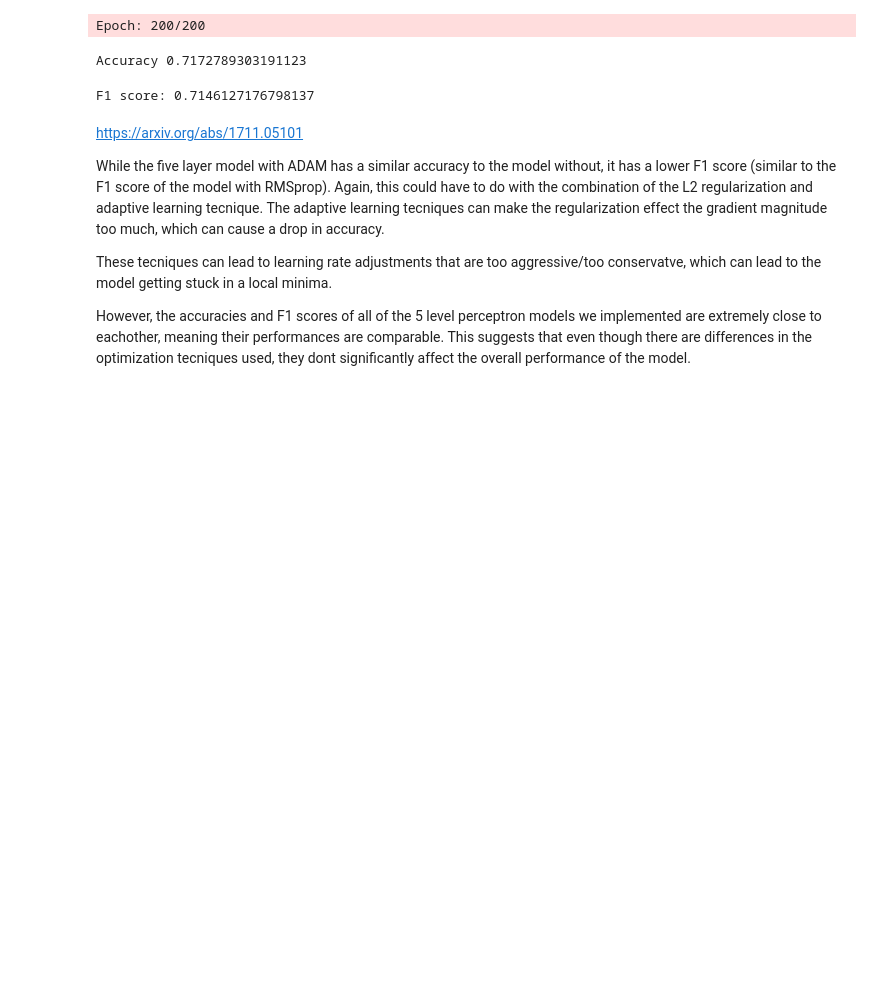
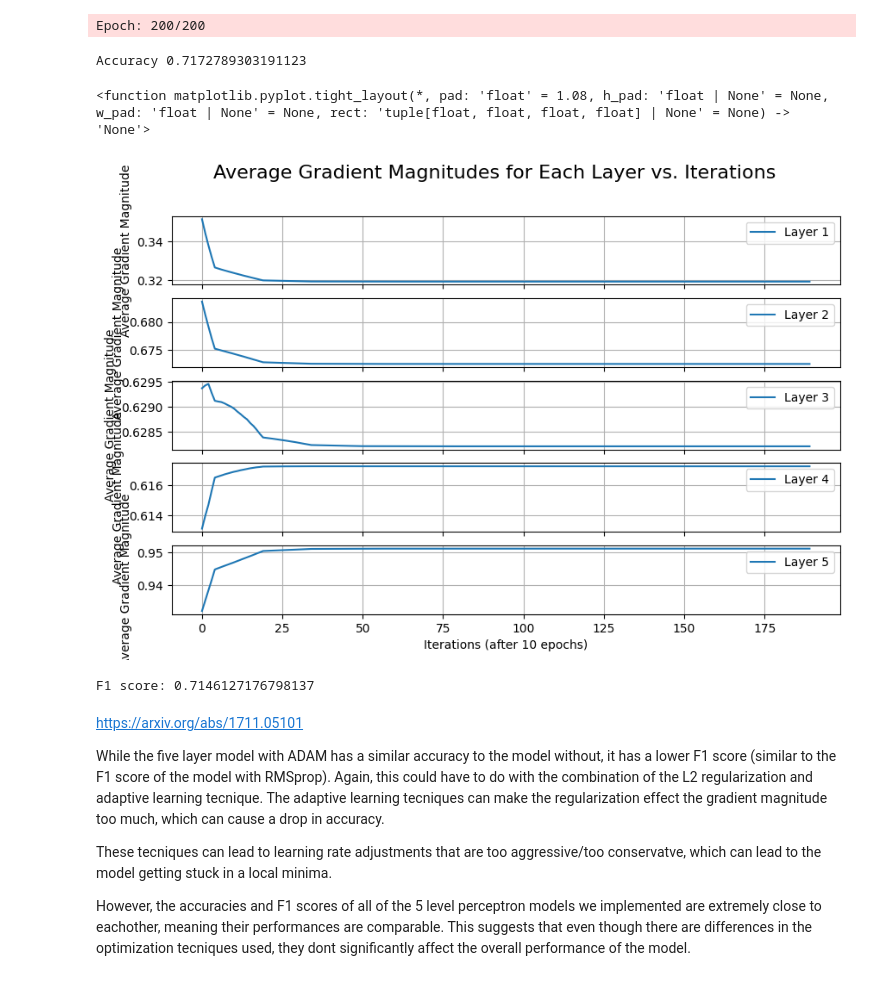
Before and after one commit to ElijahChesnut26/MLLab4, a Jupyter notebook: lab4.ipynb, the cells around one changed output. Drawn from its saved outputs; the diff is of its cells as text; code cells hidden in the pictures; blank space fills up the shorter version.

```diff
--- a/lab4.ipynb
+++ b/lab4.ipynb
@@ -2025,6 +2025,24 @@ test
 n_output: 4
 Epoch: 200/200
 Accuracy 0.7172789303191123
+# %%
+num_layers = len(five_layer_ADAM.grad_magnitudes)
+max_value = max([np.max(np.abs(five_layer_ADAM.grad_magnitudes[layer_index][10:])) for layer_index in range(num_layers)])
+# Create subplots: one for each layer
+fig, axs = plt.subplots(num_layers, 1, figsize=(10, 6), sharex=True)
+for layer_index in range(num_layers):
+    axs[layer_index].plot(np.abs(five_layer_ADAM.grad_magnitudes[layer_index][10:]), label=f'Layer {layer_index + 1}')
+    axs[layer_index].set_ylabel('Average Gradient Magnitude')
+    axs[layer_index].legend()
+    axs[layer_index].grid()
+
+# Set common x-label for all subplots
+plt.xlabel('Iterations (after 10 epochs)')
+plt.suptitle('Average Gradient Magnitudes for Each Layer vs. Iterations', fontsize=16)
+plt.tight_layout
+# %% [output]
+<function matplotlib.pyplot.tight_layout(*, pad: 'float' = 1.08, h_pad: 'float | None' = None, w_pad: 'float | None' = None, rect: 'tuple[float, float, float, float] | None' = None) -> 'None'>
+[figure, added]
 # %%
 
 print(f'F1 score: {f1_score(y_true = y_test_quantized, y_pred = yhat_five_ADAM, average = 'macro')}')
```
